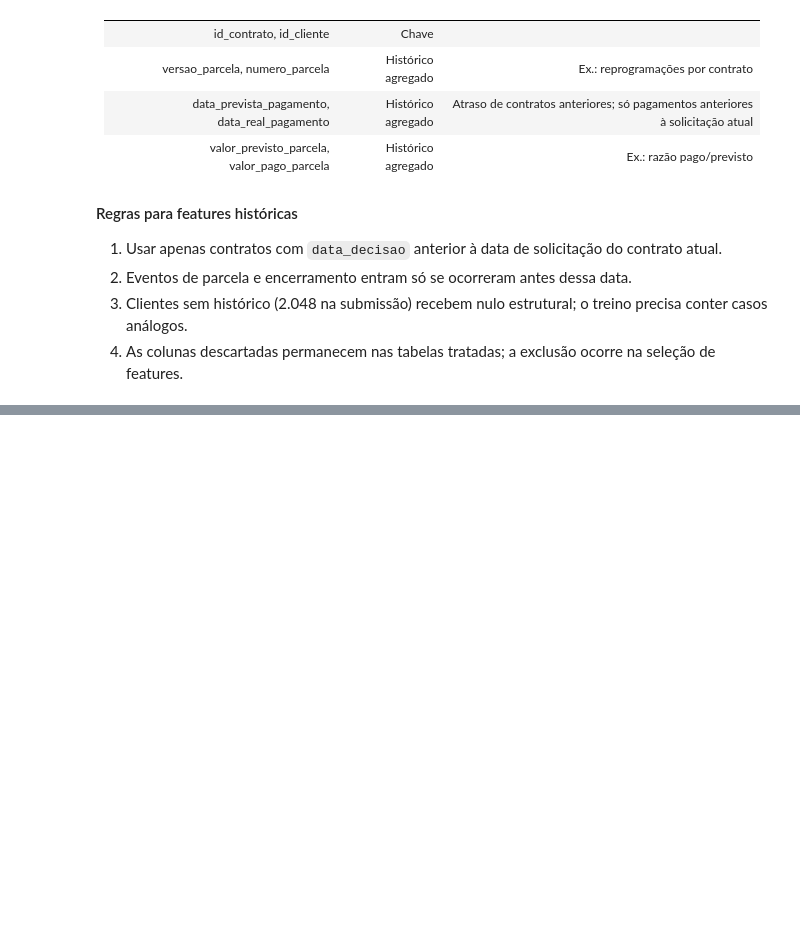
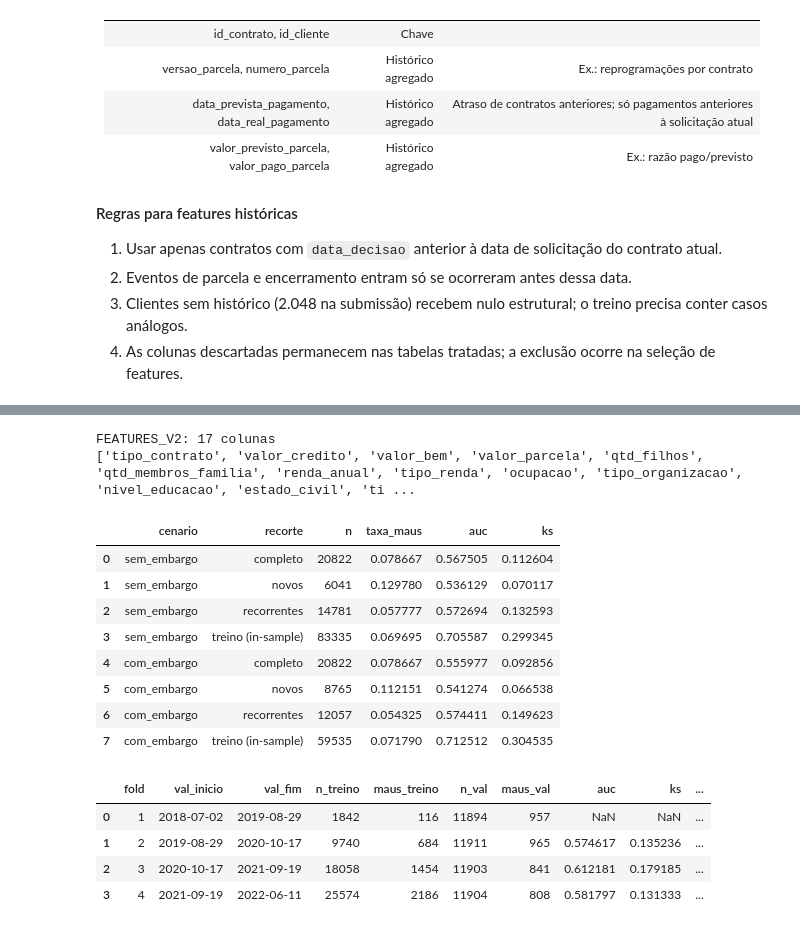
Before and after one commit to Gabverz/DS-Accelerator, a Jupyter notebook: notebooks/02_transform.ipynb, the cells around one changed output, grey strips where cells are left out. Drawn from its saved outputs; the diff is of its cells as text; code cells hidden in the pictures; blank space fills up the shorter version.

Commit message:
feat: baseline v2 com features restritas a submissao (AUC 0.556, KS 0.093 no teste com embargo)

```diff
--- a/notebooks/02_transform.ipynb
+++ b/notebooks/02_transform.ipynb
@@ -1518,0 +1367,62 @@ OVER60MOB12 (target), `data_invalida` (só submissão).
+# %%
+# ============================================================
+# Baseline v2: apenas features disponíveis na submissão
+# Mesmo split (tr_sem, tr_com, teste) e mesmos parâmetros do baseline v1
+# ============================================================
+
+# Colunas que não são atributos do contrato atual (chaves, datas, target, apoio)
+APOIO_V2 = [
+    COL_CLIENTE, COL_DATA, COL_TARGET,
+    "id_contrato", "data_solicitacao", "data_invalida",
+    "data_nascimento", "data_nascimento_invalida", "sexo",
+]
+
+# Features = interseção entre treino e submissão, sem as colunas de apoio.
+# A ordem das colunas de base_treino é preservada.
+FEATURES_V2 = [
+    c for c in base_treino.columns
+    if c in base_submissao.columns and c not in APOIO_V2
+]
+
+# Validações: disponibilidade na submissão e ausência das colunas excluídas
+assert set(FEATURES_V2).issubset(base_submissao.columns), "Feature fora da submissão"
+assert not set(FEATURES_V2) & set(APOIO_V2), "Coluna de apoio dentro das features"
+assert not {"tipo_cliente", "indicador_seguro_contratado"} & set(FEATURES_V2)
+print(f"FEATURES_V2: {len(FEATURES_V2)} colunas")
+print(FEATURES_V2)
+
+# Garante que as features v2 existem nos treinos e no teste usados na avaliação
+for nome, df in {"tr_sem": tr_sem, "tr_com": tr_com, "teste": teste}.items():
+    faltando = set(FEATURES_V2) - set(df.columns)
+    assert not faltando, f"{nome} sem colunas: {faltando}"
+
+# Avaliação OOT: treino sem e com embargo contra o mesmo teste
+resultado_teste_v2 = fn.avaliar_oot(
+    {"sem_embargo": tr_sem, "com_embargo": tr_com},
+    teste, FEATURES_V2, COL_TARGET, COL_CLIENTE,
+)
+display(resultado_teste_v2)
+
+# Walk-forward expansivo sobre o treino com embargo
+resultado_folds_v2 = fn.walk_forward(
+    tr_com, FEATURES_V2, COL_DATA, COL_CLIENTE, COL_TARGET,
+    N_FOLDS, EMBARGO_DIAS, MIN_MAUS_TREINO_FOLD, MIN_MAUS_VAL_FOLD,
+)
+display(resultado_folds_v2)
+# %% [output]
+FEATURES_V2: 17 colunas
+['tipo_contrato', 'valor_credito', 'valor_bem', 'valor_parcela', 'qtd_filhos', 'qtd_membros_familia', 'renda_anual', 'tipo_renda', 'ocupacao', 'tipo_organizacao', 'nivel_educacao', 'estado_civil', 'ti ...
+|  | cenario | recorte | n | taxa_maus | auc | ks |
+| 0 | sem_embargo | completo | 20822 | 0.078667 | 0.567505 | 0.112604 |
+| 1 | sem_embargo | novos | 6041 | 0.129780 | 0.536129 | 0.070117 |
+| 2 | sem_embargo | recorrentes | 14781 | 0.057777 | 0.572694 | 0.132593 |
+| 3 | sem_embargo | treino (in-sample) | 83335 | 0.069695 | 0.705587 | 0.299345 |
+| 4 | com_embargo | completo | 20822 | 0.078667 | 0.555977 | 0.092856 |
+| 5 | com_embargo | novos | 8765 | 0.112151 | 0.541274 | 0.066538 |
+| 6 | com_embargo | recorrentes | 12057 | 0.054325 | 0.574411 | 0.149623 |
+| 7 | com_embargo | treino (in-sample) | 59535 | 0.071790 | 0.712512 | 0.304535 |
+|  | fold | val_inicio | val_fim | n_treino | maus_treino | n_val | maus_val | auc | ks | ... |
+| 0 | 1 | 2018-07-02 | 2019-08-29 | 1842 | 116 | 11894 | 957 | NaN | NaN | ... |
+| 1 | 2 | 2019-08-29 | 2020-10-17 | 9740 | 684 | 11911 | 965 | 0.574617 | 0.135236 | ... |
+| 2 | 3 | 2020-10-17 | 2021-09-19 | 18058 | 1454 | 11903 | 841 | 0.612181 | 0.179185 | ... |
+| 3 | 4 | 2021-09-19 | 2022-06-11 | 25574 | 2186 | 11904 | 808 | 0.581797 | 0.131333 | ... |
```
Also changed, not shown: parts of 3 cells of this notebook.
